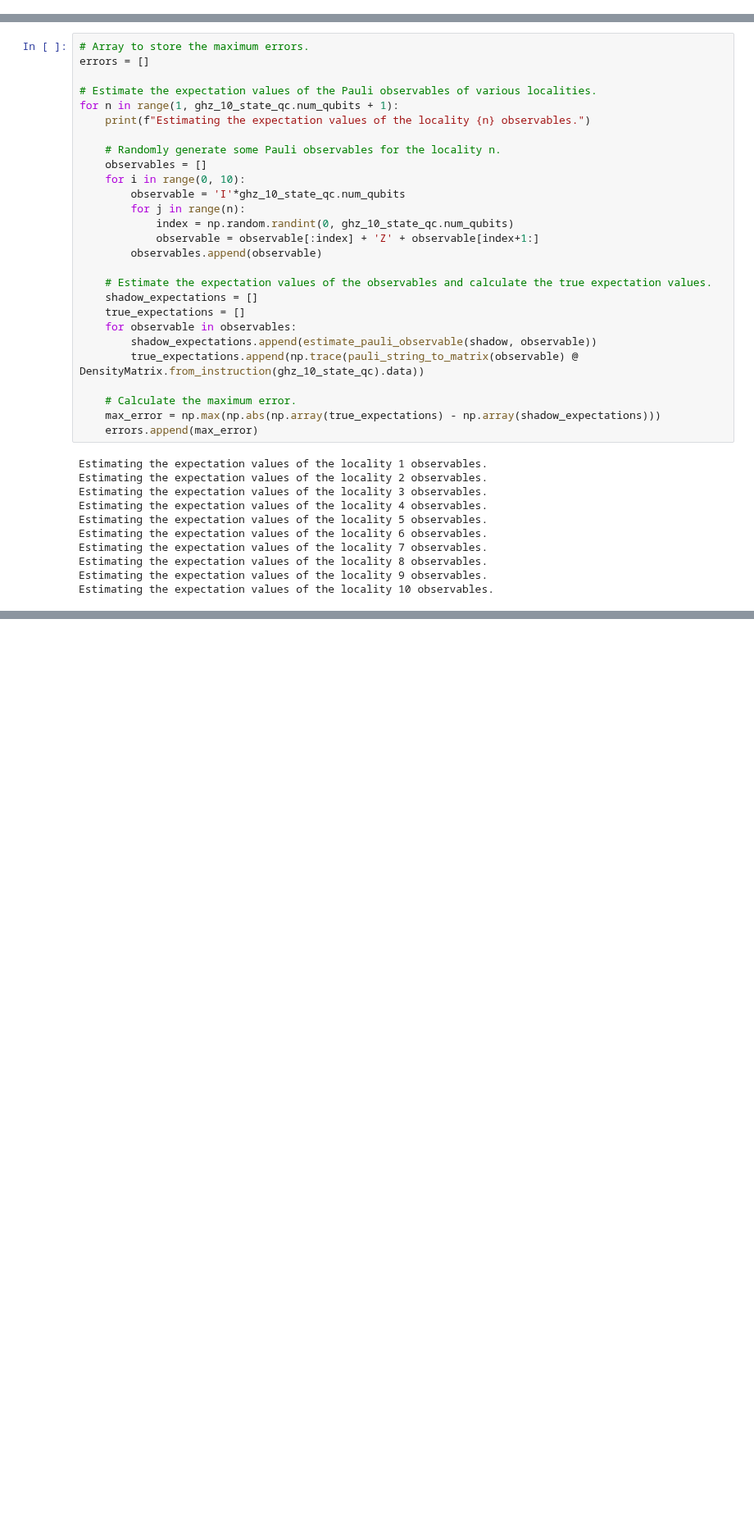
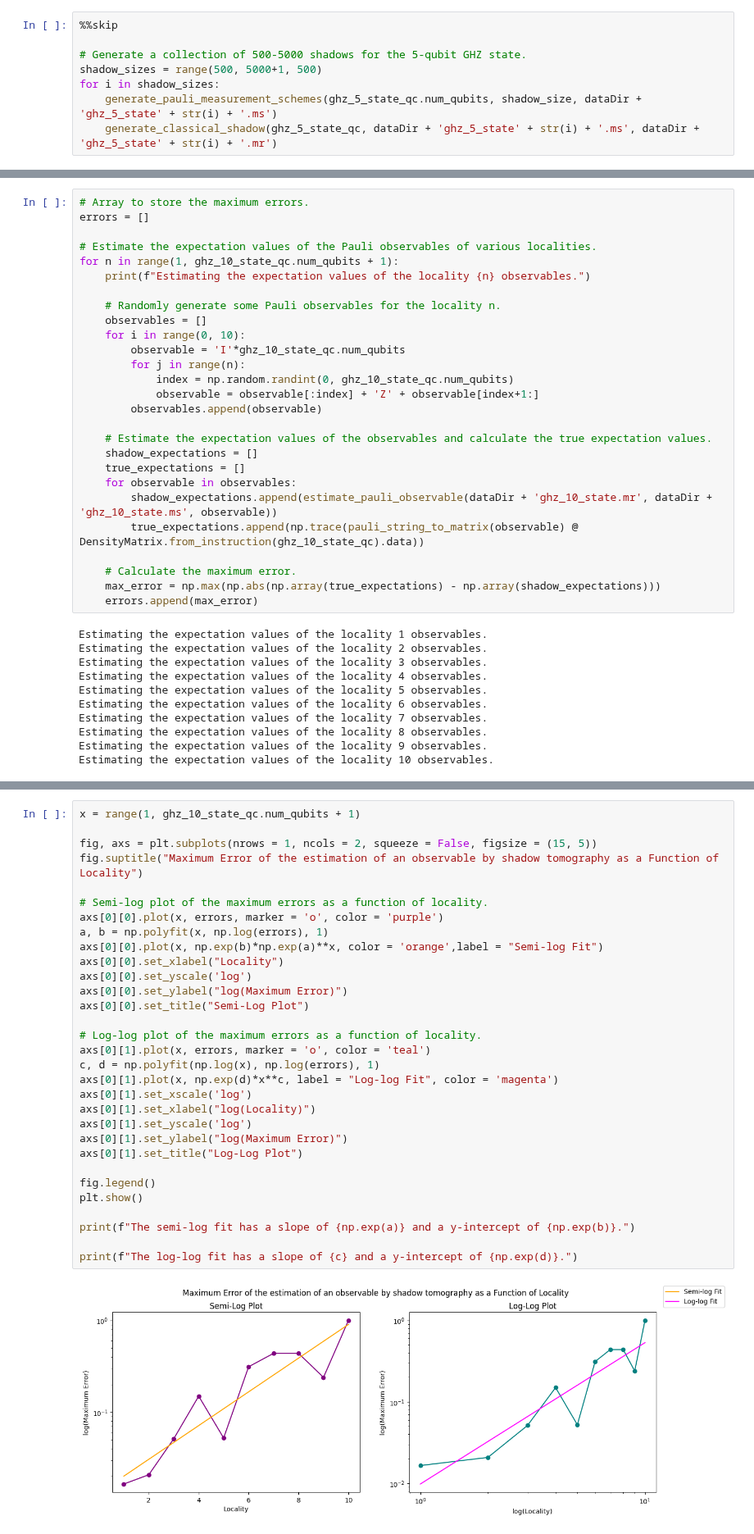
Before and after one commit to ZacharyKokot/Summer-Research-2024, a Jupyter notebook: ShadowTomography.ipynb, the cells around one changed output, grey strips where cells are left out. Shown at 82% size. Saved outputs shown, nothing was run; the diff lists cells and outputs as text; blank space fills up the shorter version.

```diff
--- a/ShadowTomography.ipynb
+++ b/ShadowTomography.ipynb
@@ -1178,0 +1242,8 @@ In the below numerical examples I intend to demonstrate that these trends appear
+# %%
+%%skip
+
+# Generate a collection of 500-5000 shadows for the 5-qubit GHZ state.
+shadow_sizes = range(500, 5000+1, 500)
+for i in shadow_sizes:
+    generate_pauli_measurement_schemes(ghz_5_state_qc.num_qubits, shadow_size, dataDir + 'ghz_5_state' + str(i) + '.ms')
+    generate_classical_shadow(ghz_5_state_qc, dataDir + 'ghz_5_state' + str(i) + '.ms', dataDir + 'ghz_5_state' + str(i) + '.mr')
@@ -1228,7 +1365,7 @@ for n in range(1, ghz_10_state_qc.num_qubits + 1):
     shadow_expectations = []
     true_expectations = []
     for observable in observables:
-        shadow_expectations.append(estimate_pauli_observable(shadow, observable))
+        shadow_expectations.append(estimate_pauli_observable(dataDir + 'ghz_10_state.mr', dataDir + 'ghz_10_state.ms', observable))
         true_expectations.append(np.trace(pauli_string_to_matrix(observable) @ DensityMatrix.from_instruction(ghz_10_state_qc).data))
 
     # Calculate the maximum error.
@@ -1265,0 +1385,33 @@ print(np.exp(b))
+# %%
+x = range(1, ghz_10_state_qc.num_qubits + 1)
+
+fig, axs = plt.subplots(nrows = 1, ncols = 2, squeeze = False, figsize = (15, 5))
+fig.suptitle("Maximum Error of the estimation of an observable by shadow tomography as a Function of Locality")
+
+# Semi-log plot of the maximum errors as a function of locality.
+axs[0][0].plot(x, errors, marker = 'o', color = 'purple')
+a, b = np.polyfit(x, np.log(errors), 1)
+axs[0][0].plot(x, np.exp(b)*np.exp(a)**x, color = 'orange',label = "Semi-log Fit")
+axs[0][0].set_xlabel("Locality")
+axs[0][0].set_yscale('log')
+axs[0][0].set_ylabel("log(Maximum Error)")
+axs[0][0].set_title("Semi-Log Plot")
+
+# Log-log plot of the maximum errors as a function of locality.
+axs[0][1].plot(x, errors, marker = 'o', color = 'teal')
+c, d = np.polyfit(np.log(x), np.log(errors), 1)
+axs[0][1].plot(x, np.exp(d)*x**c, label = "Log-log Fit", color = 'magenta')
+axs[0][1].set_xscale('log')
+axs[0][1].set_xlabel("log(Locality)")
+axs[0][1].set_yscale('log')
+axs[0][1].set_ylabel("log(Maximum Error)")
+axs[0][1].set_title("Log-Log Plot")
+
+fig.legend()
+plt.show()
+
+print(f"The semi-log fit has a slope of {np.exp(a)} and a y-intercept of {np.exp(b)}.")
+
+print(f"The log-log fit has a slope of {c} and a y-intercept of {np.exp(d)}.")
+# %% [output]
+[figure, added]
```
Also changed, not shown: parts of 40 cells of this notebook, 31 other files.
